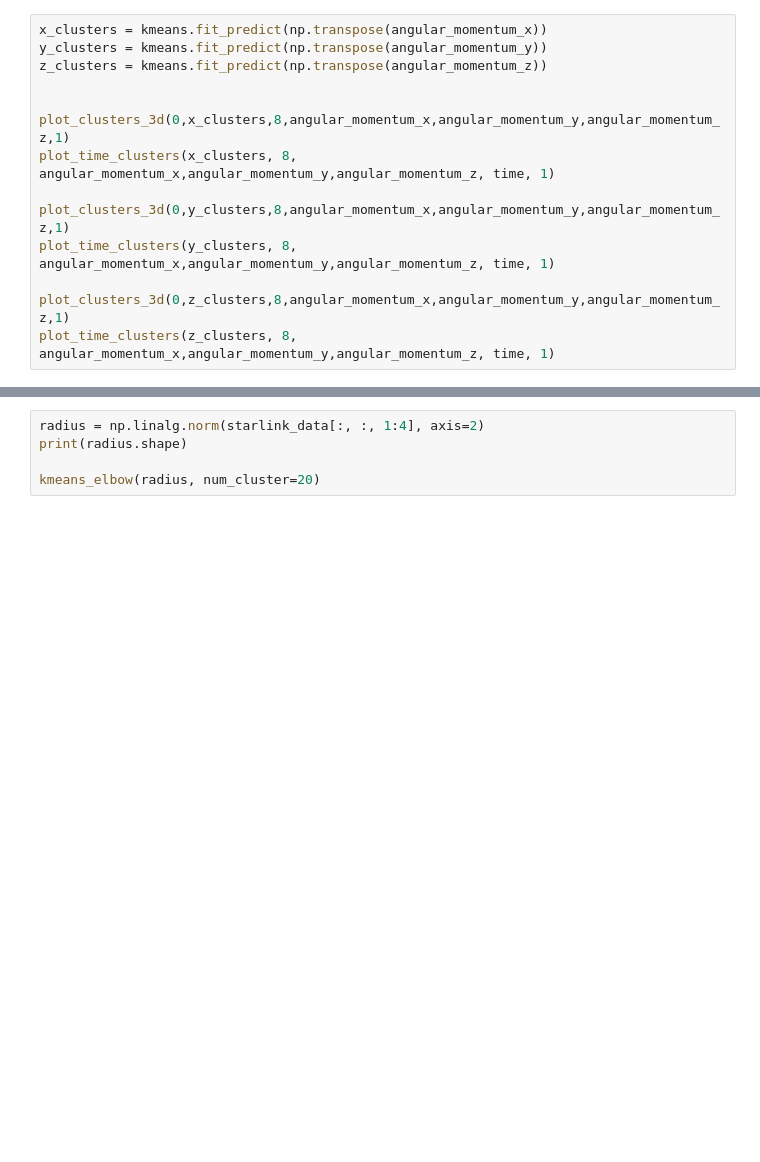
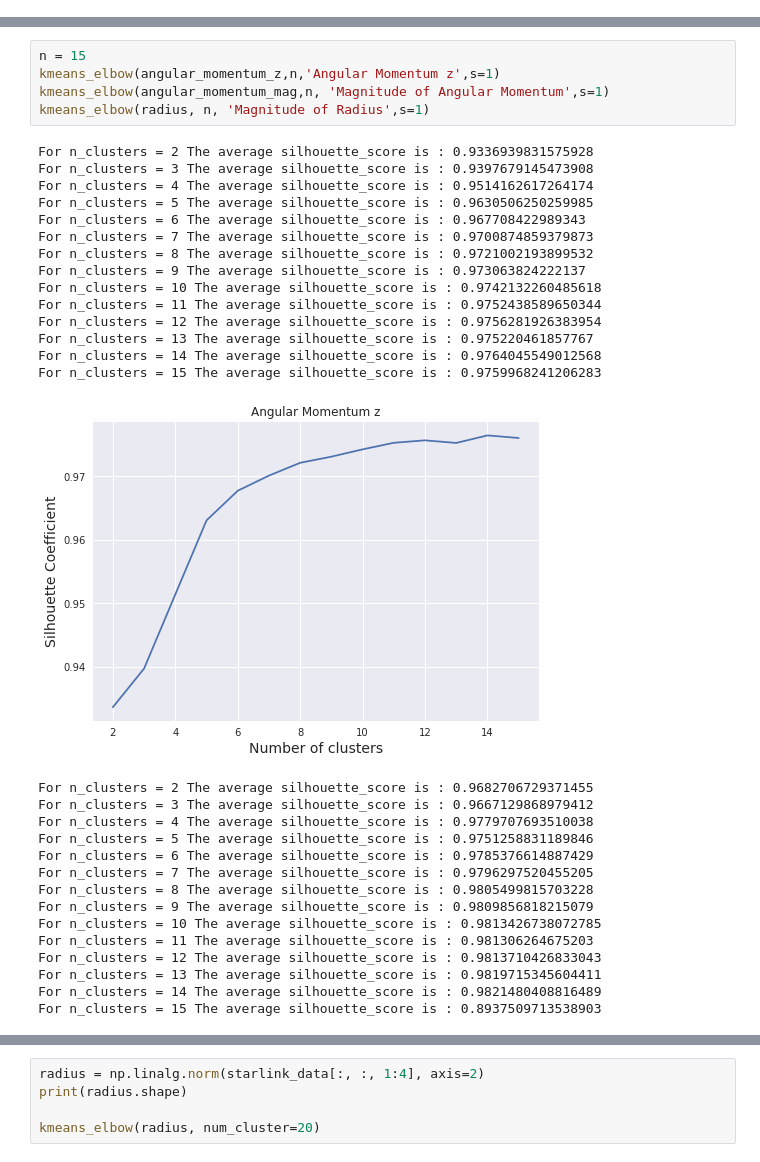
Before and after one commit to tphanmt/StarlinkML, a Jupyter notebook: cluster.ipynb, the cells around one changed output, grey strips where cells are left out. Drawn from its saved outputs; the diff is of its cells as text; blank space fills up the shorter version.

```diff
--- a/cluster.ipynb
+++ b/cluster.ipynb
@@ -206,14 +0,0 @@ plot_time_clusters(z_clusters, 8, angular_momentum_x,angular_momentum_y,angular_
-# %%
-x_clusters = kmeans.fit_predict(np.transpose(angular_momentum_x))
-y_clusters = kmeans.fit_predict(np.transpose(angular_momentum_y))
-z_clusters = kmeans.fit_predict(np.transpose(angular_momentum_z))
-
-
-plot_clusters_3d(0,x_clusters,8,angular_momentum_x,angular_momentum_y,angular_momentum_z,1)
-plot_time_clusters(x_clusters, 8, angular_momentum_x,angular_momentum_y,angular_momentum_z, time, 1)
-
-plot_clusters_3d(0,y_clusters,8,angular_momentum_x,angular_momentum_y,angular_momentum_z,1)
-plot_time_clusters(y_clusters, 8, angular_momentum_x,angular_momentum_y,angular_momentum_z, time, 1)
-
-plot_clusters_3d(0,z_clusters,8,angular_momentum_x,angular_momentum_y,angular_momentum_z,1)
-plot_time_clusters(z_clusters, 8, angular_momentum_x,angular_momentum_y,angular_momentum_z, time, 1)
@@ -234,0 +261,35 @@ kmeans_elbow(np.transpose(normed_angular_momentum_z), num_cluster=20)
+# %%
+n = 15
+kmeans_elbow(angular_momentum_z,n,'Angular Momentum z',s=1)
+kmeans_elbow(angular_momentum_mag,n, 'Magnitude of Angular Momentum',s=1)
+kmeans_elbow(radius, n, 'Magnitude of Radius',s=1)
+# %% [output]
+For n_clusters = 2 The average silhouette_score is : 0.9336939831575928
+For n_clusters = 3 The average silhouette_score is : 0.9397679145473908
+For n_clusters = 4 The average silhouette_score is : 0.9514162617264174
+For n_clusters = 5 The average silhouette_score is : 0.9630506250259985
+For n_clusters = 6 The average silhouette_score is : 0.967708422989343
+For n_clusters = 7 The average silhouette_score is : 0.9700874859379873
+For n_clusters = 8 The average silhouette_score is : 0.9721002193899532
+For n_clusters = 9 The average silhouette_score is : 0.973063824222137
+For n_clusters = 10 The average silhouette_score is : 0.9742132260485618
+For n_clusters = 11 The average silhouette_score is : 0.9752438589650344
+For n_clusters = 12 The average silhouette_score is : 0.9756281926383954
+For n_clusters = 13 The average silhouette_score is : 0.975220461857767
+For n_clusters = 14 The average silhouette_score is : 0.9764045549012568
+For n_clusters = 15 The average silhouette_score is : 0.9759968241206283
+[figure, added]
+For n_clusters = 2 The average silhouette_score is : 0.9682706729371455
+For n_clusters = 3 The average silhouette_score is : 0.9667129868979412
+For n_clusters = 4 The average silhouette_score is : 0.9779707693510038
+For n_clusters = 5 The average silhouette_score is : 0.9751258831189846
+For n_clusters = 6 The average silhouette_score is : 0.9785376614887429
+For n_clusters = 7 The average silhouette_score is : 0.9796297520455205
+For n_clusters = 8 The average silhouette_score is : 0.9805499815703228
+For n_clusters = 9 The average silhouette_score is : 0.9809856818215079
+For n_clusters = 10 The average silhouette_score is : 0.9813426738072785
+For n_clusters = 11 The average silhouette_score is : 0.981306264675203
+For n_clusters = 12 The average silhouette_score is : 0.9813710426833043
+For n_clusters = 13 The average silhouette_score is : 0.9819715345604411
+For n_clusters = 14 The average silhouette_score is : 0.9821480408816489
+For n_clusters = 15 The average silhouette_score is : 0.8937509713538903
```
Also changed, not shown: parts of 46 cells of this notebook.
